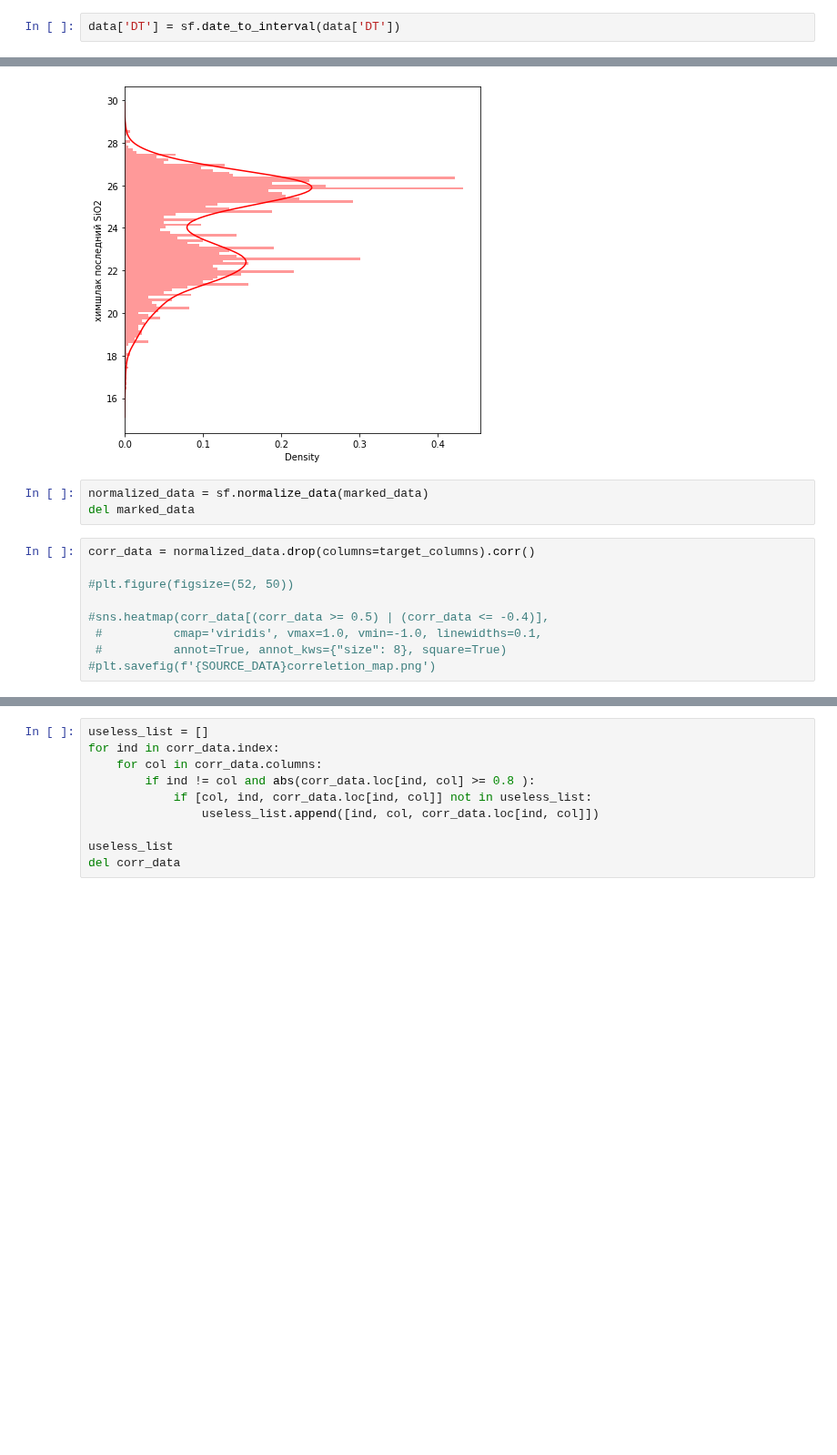
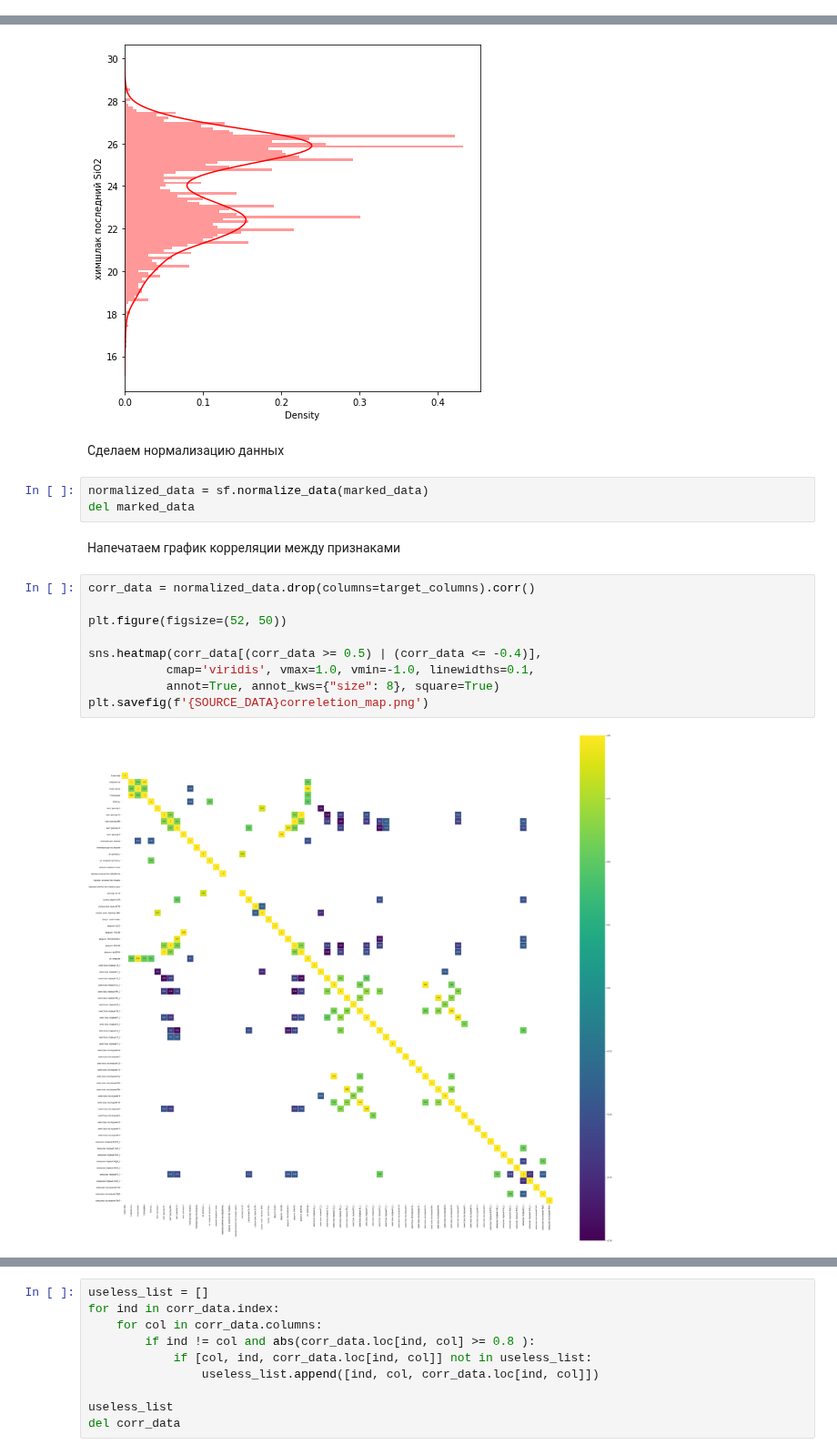
Before and after one commit to OnlyOneUseAcc/Evraz-SCC-prediction, a Jupyter notebook: EDA.ipynb, the cells around one changed output, grey strips where cells are left out. Shown at 91% size. Saved outputs shown, nothing was run; the diff lists cells and outputs as text; blank space fills up the shorter version.

```diff
--- a/EDA.ipynb
+++ b/EDA.ipynb
@@ -87,3 +85 @@ dtype: float64
-# %%
-data['DT'] = sf.date_to_interval(data['DT'])
 # %% [markdown]
@@ -141,15 +136,21 @@ sns.distplot(marked_data['химшлак последний SiO2'], color='r', b
 plt.savefig(f'{SOURCE_DATA}target_range_4.png')
 # %% [output]
 [figure]
+# %% [markdown]
+Сделаем нормализацию данных
 # %%
 normalized_data = sf.normalize_data(marked_data)
 del marked_data
+# %% [markdown]
+Напечатаем график корреляции между признаками
 # %%
 corr_data = normalized_data.drop(columns=target_columns).corr()
 
-#plt.figure(figsize=(52, 50))
+plt.figure(figsize=(52, 50))
 
-#sns.heatmap(corr_data[(corr_data >= 0.5) | (corr_data <= -0.4)],
- #          cmap='viridis', vmax=1.0, vmin=-1.0, linewidths=0.1,
- #          annot=True, annot_kws={"size": 8}, square=True)
-#plt.savefig(f'{SOURCE_DATA}correletion_map.png')
+sns.heatmap(corr_data[(corr_data >= 0.5) | (corr_data <= -0.4)],
+           cmap='viridis', vmax=1.0, vmin=-1.0, linewidths=0.1,
+           annot=True, annot_kws={"size": 8}, square=True)
+plt.savefig(f'{SOURCE_DATA}correletion_map.png')
+# %% [output]
+[figure, added]
```
Also changed, not shown: parts of 14 cells of this notebook, 5 other files.
